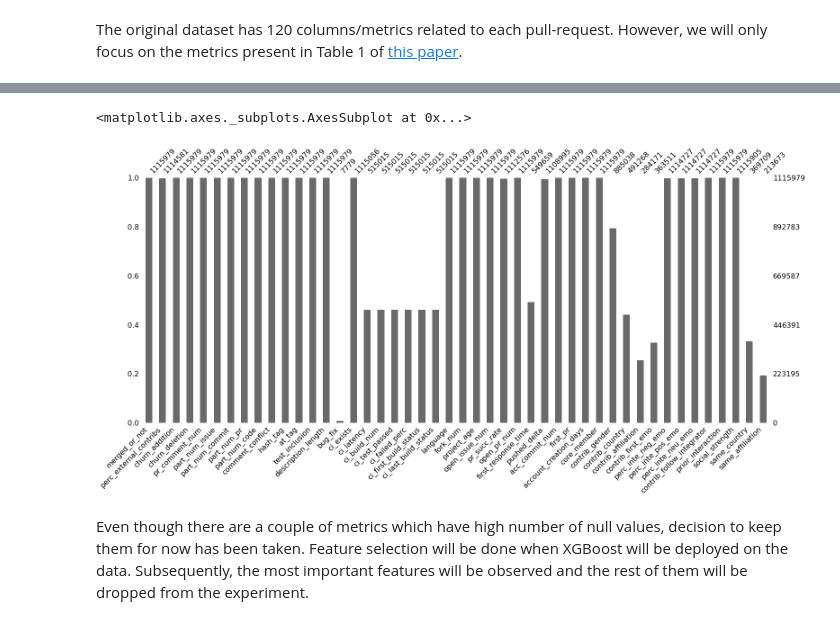
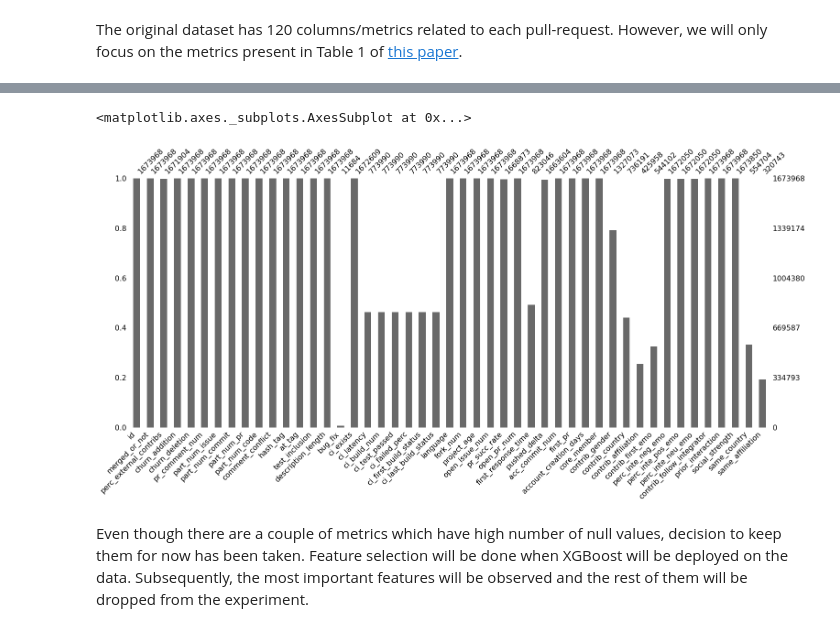
Before and after one commit to PrithaSarkar/Dissertation, a Jupyter notebook: Pull_request_Analysis.ipynb, the cells around one changed output, grey strips where cells are left out. Saved outputs shown, nothing was run; the diff lists cells and outputs as text; code cells hidden in the pictures.

```diff
--- a/Pull_request_Analysis.ipynb
+++ b/Pull_request_Analysis.ipynb
@@ -49,14 +60,14 @@ There is a huge imbalance in the two classes. This needs to be kept in mind from
 # %% [markdown]
 The original dataset has 120 columns/metrics related to each pull-request. However, we will only focus on the metrics present in Table 1 of [this paper](https://dl.acm.org/doi/10.1145/3379597.3387489).
 # %%
-def flow_from_df(dataframe: pd.DataFrame, chunk_size: int = int(len(df)/3)):
+def flow_from_df(dataframe: pd.DataFrame, chunk_size: int = int(len(df)/2)):
   for start_row in range(0, dataframe.shape[0], chunk_size):
     end_row  = min(start_row + chunk_size, dataframe.shape[0])
     yield dataframe.iloc[start_row:end_row, :]
 # %%
 get_chunk = flow_from_df(df)
-train_eval_test = next(get_chunk)
-train_eval_test
+train_test = next(get_chunk)
+train_test
 # %% [output]
 |  | id | project_id | github_id | pull_request_id | ownername | reponame | merged_or_not | lifetime_minutes | ... |
 | 0 | 1 | 13708387 | 1895 | 16946031 | stylelint | stylelint | 1 | 237 | ... |
@@ -74,5 +85,5 @@ train_eval_test
 # %%
-list_of_metrics = ['acc_commit_num', 'first_pr', 'core_member',
+list_of_metrics = ['id','acc_commit_num', 'first_pr', 'core_member',
                   'contrib_gender', 'same_country', 'same_affiliation',
                   'social_strength', 'account_creation_days',
                   'first_response_time', 'contrib_country',
@@ -91,7 +102,7 @@ list_of_metrics = ['acc_commit_num', 'first_pr', 'core_member',
 
 for metric in columns:
   if metric not in list_of_metrics:
-    train_eval_test.drop(metric, axis=1, inplace=True)
+    train_test.drop(metric, axis=1, inplace=True)
 
-train_eval_test
+train_test
 # %% [output]
@@ -111,8 +122,8 @@ train_eval_test
 # %%
-msno.bar(train_eval_test)
+msno.bar(train_test)
 # %% [output]
 <matplotlib.axes._subplots.AxesSubplot at 0x...>
-[figure, old version]
+[figure, new version]
 # %% [markdown]
 Even though there are a couple of metrics which have high number of null values, decision to keep them for now has been taken. Feature selection will be done when XGBoost will be deployed on the data. Subsequently, the most important features will be observed and the rest of them will be dropped from the experiment.
 # %% [markdown]
```
Also changed, not shown: parts of 121 cells of this notebook.
